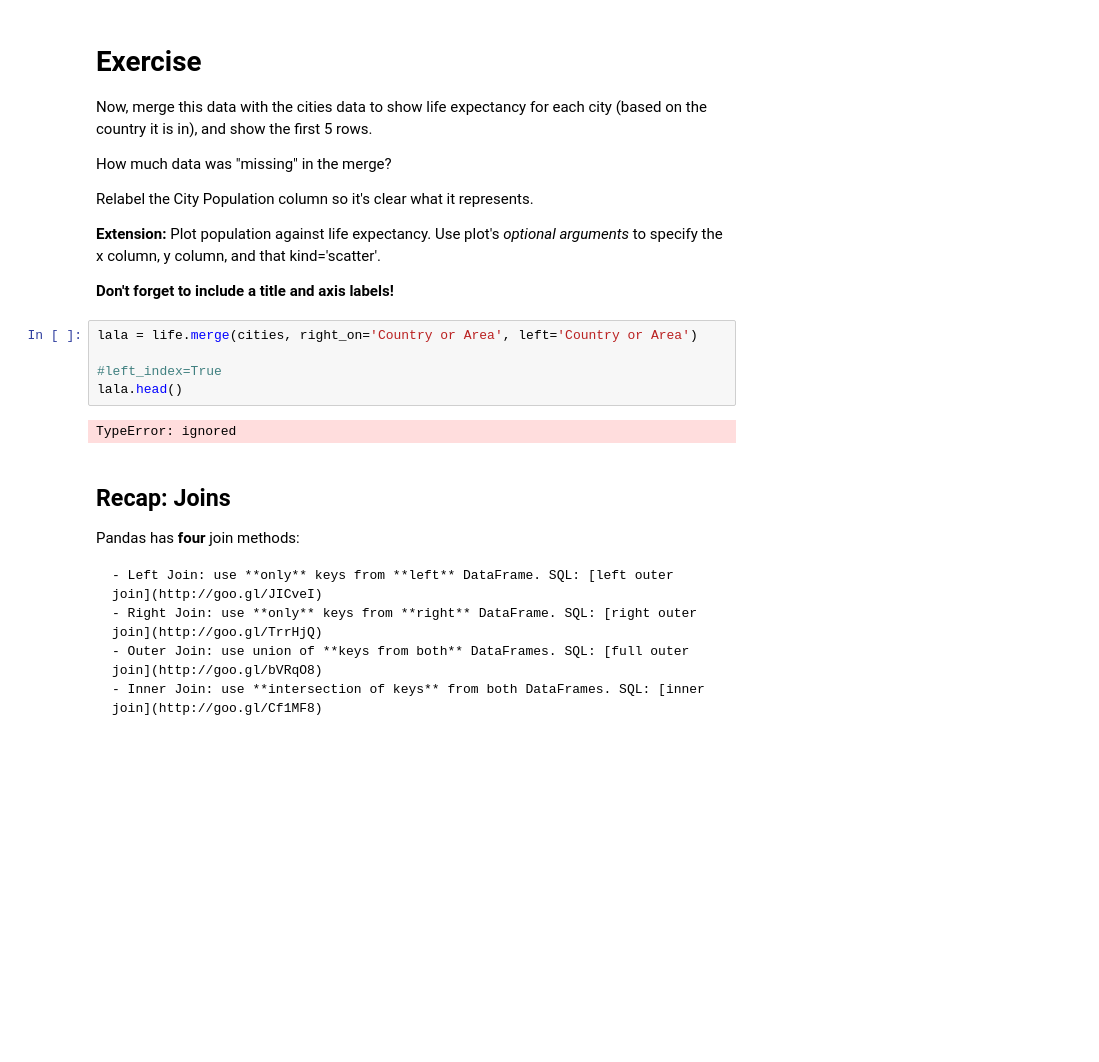
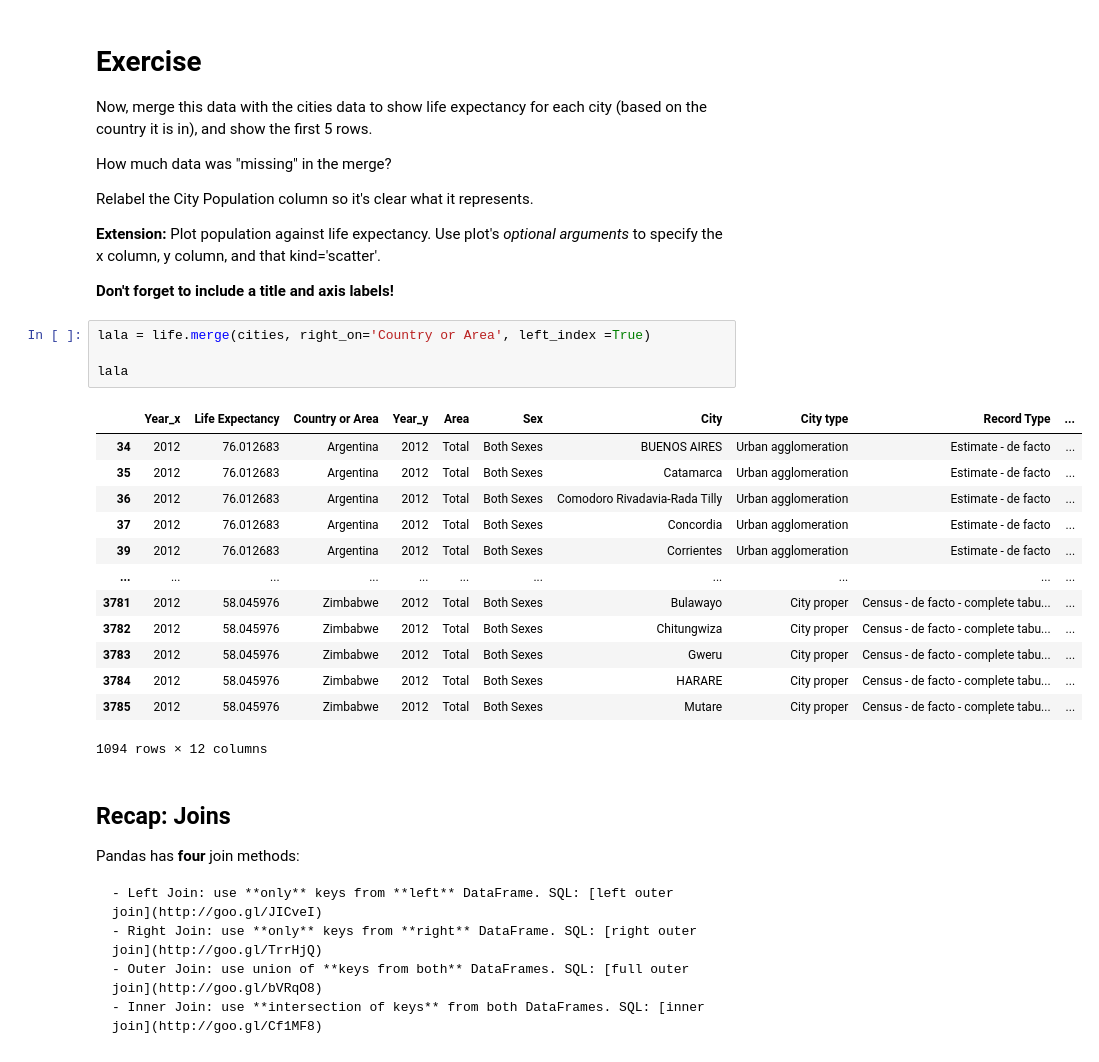
Before and after one commit to sofiya-sh/QM2, a Jupyter notebook: notebooks/W06. Merging and Joining.ipynb, the cells around one changed output. Cells and saved outputs as stored; diff of their text form; blank space fills up the shorter version.

```diff
--- a/notebooks/W06. Merging and Joining.ipynb
+++ b/notebooks/W06. Merging and Joining.ipynb
@@ -555,12 +555,23 @@ Relabel the City Population column so it's clear what it represents.
 
 **Don't forget to include a title and axis labels!**
 # %%
-lala = life.merge(cities, right_on='Country or Area', left='Country or Area')
+lala = life.merge(cities, right_on='Country or Area', left_index =True)
 
-#left_index=True
-lala.head()
+lala
 # %% [output]
+|  | Year_x | Life Expectancy | Country or Area | Year_y | Area | Sex | City | City type | Record Type | ... |
+| 34 | 2012 | 76.012683 | Argentina | 2012 | Total | Both Sexes | BUENOS AIRES | Urban agglomeration | Estimate - de facto | ... |
+| 35 | 2012 | 76.012683 | Argentina | 2012 | Total | Both Sexes | Catamarca | Urban agglomeration | Estimate - de facto | ... |
+| 36 | 2012 | 76.012683 | Argentina | 2012 | Total | Both Sexes | Comodoro Rivadavia-Rada Tilly | Urban agglomeration | Estimate - de facto | ... |
+| 37 | 2012 | 76.012683 | Argentina | 2012 | Total | Both Sexes | Concordia | Urban agglomeration | Estimate - de facto | ... |
+| 39 | 2012 | 76.012683 | Argentina | 2012 | Total | Both Sexes | Corrientes | Urban agglomeration | Estimate - de facto | ... |
+| ... | ... | ... | ... | ... | ... | ... | ... | ... | ... | ... |
+| 3781 | 2012 | 58.045976 | Zimbabwe | 2012 | Total | Both Sexes | Bulawayo | City proper | Census - de facto - complete tabu... | ... |
+| 3782 | 2012 | 58.045976 | Zimbabwe | 2012 | Total | Both Sexes | Chitungwiza | City proper | Census - de facto - complete tabu... | ... |
+| 3783 | 2012 | 58.045976 | Zimbabwe | 2012 | Total | Both Sexes | Gweru | City proper | Census - de facto - complete tabu... | ... |
+| 3784 | 2012 | 58.045976 | Zimbabwe | 2012 | Total | Both Sexes | HARARE | City proper | Census - de facto - complete tabu... | ... |
+| 3785 | 2012 | 58.045976 | Zimbabwe | 2012 | Total | Both Sexes | Mutare | City proper | Census - de facto - complete tabu... | ... |
-TypeError: ignored
+1094 rows × 12 columns
 # %% [markdown]
 ## Recap: Joins
 
```
Also changed, not shown: parts of 23 cells of this notebook.
